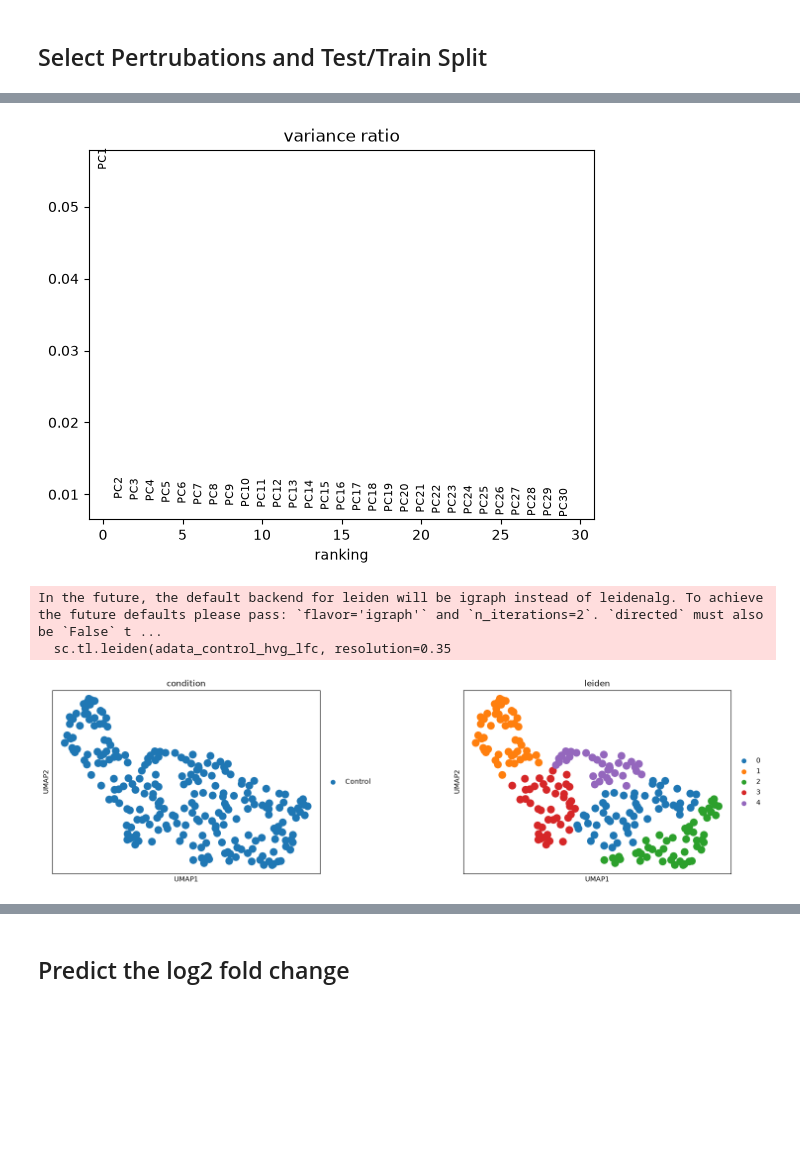
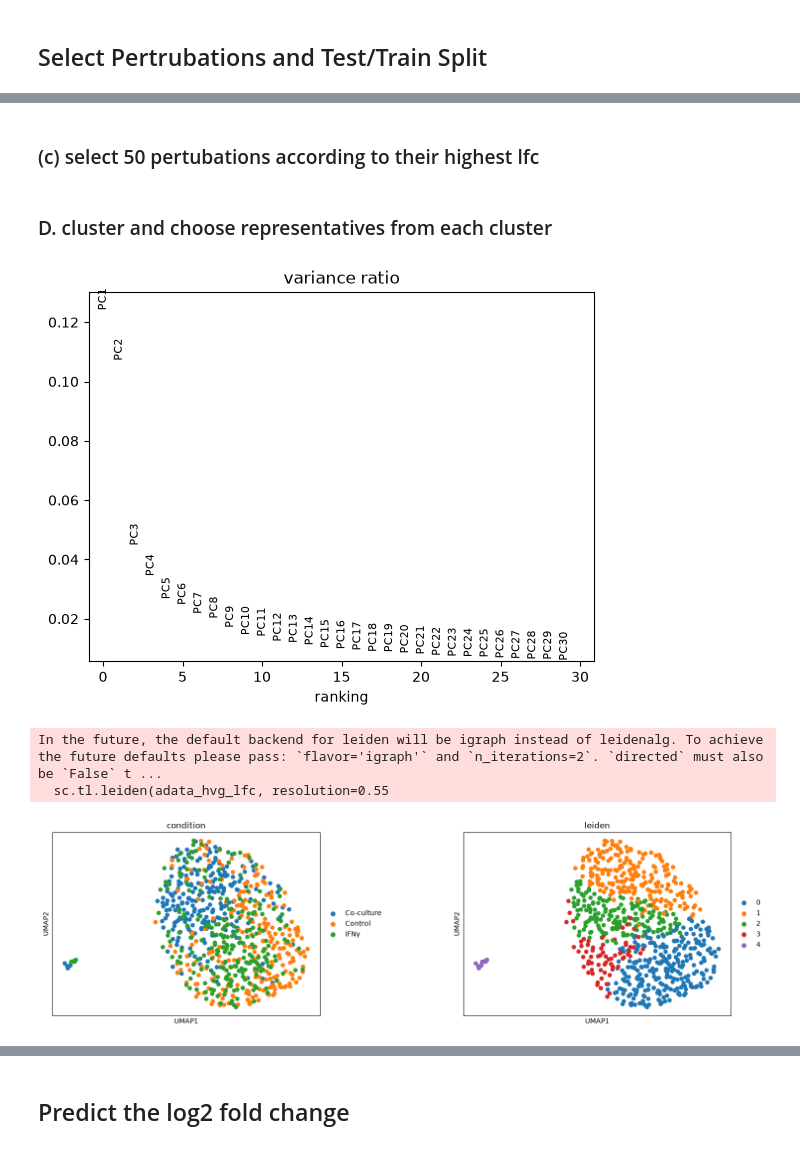
Before and after one commit to tf-kuehn/ml_omics, a Jupyter notebook: scripts/Task_3_TK.ipynb, the cells around one changed output, grey strips where cells are left out. Drawn from its saved outputs; the diff is of its cells as text; code cells hidden in the pictures; blank space fills up the shorter version.

Commit message:
Finished Task 1 and 2 plus changes to Task 3. Added new notebook for selection of 50 perturbations and feature engineering.

```diff
--- a/scripts/Task_3_TK.ipynb
+++ b/scripts/Task_3_TK.ipynb
@@ -50,8 +59,8 @@ def compute_pseudobulk_lfc(
     cond_key: str = 'condition',
     pert_key: str = 'perturbation',
     control_label: str = 'control',
-    min_cells: int = 5,
-    pseudocount: float = 1e-6,
+    min_cells: int = 15,
+    pseudocount: float = 1.0,
     data_type: str = 'counts',
 ) -> ad.AnnData:
     """
@@ -213,11 +222,11 @@ def compute_pseudobulk_lfc(
 # %%
-adata_control_hvg_lfc = compute_pseudobulk_lfc(
-    adata=adata_control_hvg,
+adata_hvg_lfc = compute_pseudobulk_lfc(
+    adata=adata_hvg,
     cond_key='condition',
     pert_key='perturbation',
     control_label='control',
-    min_cells=20,
-    pseudocount=1e-6,
+    min_cells=15,
+    pseudocount=1.0,
     data_type='counts'
 )
 # %% [markdown]
@@ -231,0 +270,2 @@ E. Select perturbations with the most occurences in the MSigDB_Hallmark_2020 dat
+# %% [markdown]
+### (c) select 50 pertubations according to their highest lfc
@@ -232,8 +285,10 @@ E. Select perturbations with the most occurences in the MSigDB_Hallmark_2020 dat
+# %% [markdown]
+### D. cluster and choose representatives from each cluster
 # %%
 # Compute PCA
 # Find optimal number of PCs to use for clustering using the elbow method
-sc.pp.pca(adata_control_hvg_lfc, n_comps=30)
-sc.pl.pca_variance_ratio(adata_control_hvg_lfc, n_pcs=30, log=False)
+sc.pp.pca(adata_hvg_lfc, n_comps=30)
+sc.pl.pca_variance_ratio(adata_hvg_lfc, n_pcs=30, log=False)
 # %% [output]
-[figure, old version]
+[figure, new version]
 # %%
@@ -241,13 +296,13 @@ sc.pp.pca(adata_control_hvg_lfc, n_comps=2)
 # %%
-sc.pp.neighbors(adata_control_hvg_lfc)
-sc.tl.leiden(adata_control_hvg_lfc, resolution=0.35
+sc.pp.neighbors(adata_hvg_lfc)
+sc.tl.leiden(adata_hvg_lfc, resolution=0.55
 )
 # %% [output]
 In the future, the default backend for leiden will be igraph instead of leidenalg. To achieve the future defaults please pass: `flavor='igraph'` and `n_iterations=2`. `directed` must also be `False` t ...
-  sc.tl.leiden(adata_control_hvg_lfc, resolution=0.35
+  sc.tl.leiden(adata_hvg_lfc, resolution=0.55
 # %%
-sc.tl.umap(adata_control_hvg_lfc)
-sc.pl.umap(adata_control_hvg_lfc, color=['condition', 'leiden'], wspace=0.4)
+sc.tl.umap(adata_hvg_lfc)
+sc.pl.umap(adata_hvg_lfc, color=['condition', 'leiden'], wspace=0.4)
 # %% [output]
-[figure, old version]
+[figure, new version]
 # %%
```
Also changed, not shown: parts of 33 cells of this notebook, 11 other files.
